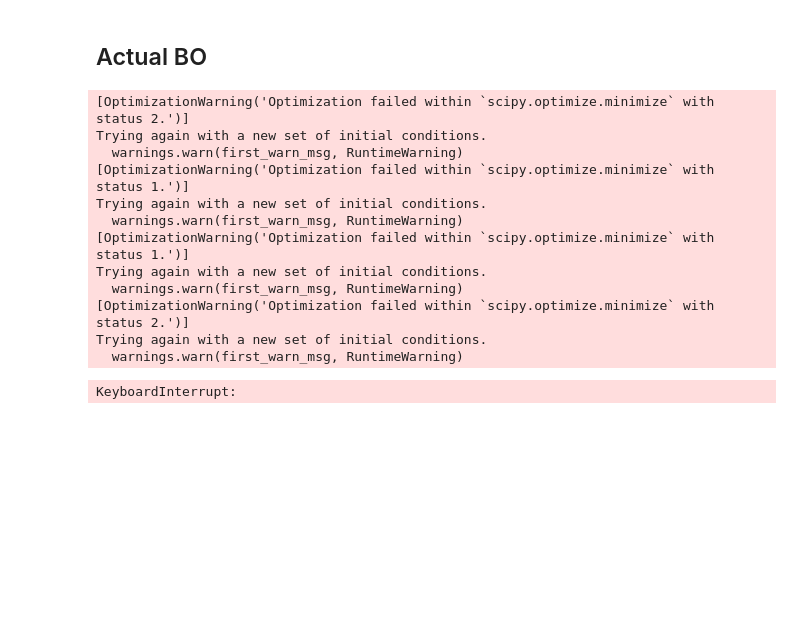
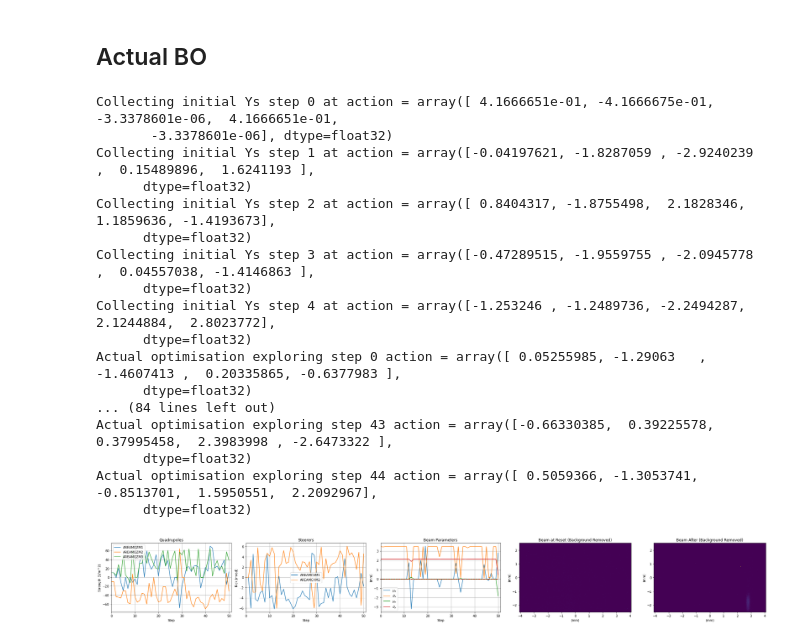
Before and after one commit to desy-ml/rl-vs-bo, a Jupyter notebook: test_bo.ipynb, the cells around one changed output. Drawn from its saved outputs; the diff is of its cells as text; code cells hidden in the pictures; blank space fills up the shorter version.

```diff
--- a/test_bo.ipynb
+++ b/test_bo.ipynb
@@ -122,6 +122,8 @@ def optimize(
         w_sigma_y_in_threshold=config["w_sigma_y_in_threshold"],
         w_time=config["w_time"],
     )
+    if max_steps is not None:
+        env = TimeLimit(env, max_steps)
     if callback is not None:
         env = OptimizeFunctionCallback(env, callback)
     env = RecordEpisode(env)
@@ -154,7 +156,7 @@ def optimize(
     )
     if init_x is not None:  # From fix starting points
         X = torch.tensor(init_x.reshape(-1, x_dim), dtype=torch.float32)
-    else:  # Random Initialization
+    else:  # Random Initialization-5.7934
         action_i = scale_action(env, observation, filter_action)
         X = torch.tensor([action_i], dtype=torch.float32)
         for i in range(init_samples - 1):
@@ -163,17 +165,21 @@ def optimize(
     Y = torch.empty((X.shape[0], 1))
     for i, action in enumerate(X):
         action = action.detach().numpy()
+        print(f"Collecting initial Ys step {i} at {action = }")
         observation, reward, done, info = env.step(action)
         objective = calculate_objective(env, observation, reward, obj=obj_function)
         Y[i] = torch.tensor(objective)
 
     # Actual BO Loop
+    jans_i = 0
     while not done:
         # action, _ = model.predict(observation, deterministic=True)
         action_t = get_next_samples(
             X, Y, Y.max(), bounds, n_points=1, acquisition=acquisition
         )
         action = action_t.detach().numpy().flatten()
+        print(f"Actual optimisation exploring step {jans_i} {action = }")
+        jans_i += 1
         observation, reward, done, info = env.step(action)
         objective = calculate_objective(env, observation, reward, obj=obj_function)
 
@@ -204,36 +210,41 @@ def optimize(
 # %%
 # hopefully this would run :)
 
 optimize(
-    target_mu_x=0.4249e-3,
+    target_mu_x=0.0,    # 0.4249e-3,
     target_sigma_x=0.0,
-    target_mu_y=1.1048e-3,
+    target_mu_y=0.0,    # 1.1048e-3,
     target_sigma_y=0.0,
     target_mu_x_threshold=3.16e-6,
     target_mu_y_threshold=3.16e-6,
     target_sigma_x_threshold=3.16e-6,
     target_sigma_y_threshold=3.16e-6,
-    max_steps=100,
+    max_steps=50,
     model_name="BO",
     logbook=True,
     callback=None,
     obj_function="logmae",
     acquisition="EI",
     init_x=None,
     init_samples=5,
     filter_action=None,
 )
 # %% [output]
-[OptimizationWarning('Optimization failed within `scipy.optimize.minimize` with status 2.')]
-Trying again with a new set of initial conditions.
-  warnings.warn(first_warn_msg, RuntimeWarning)
-[OptimizationWarning('Optimization failed within `scipy.optimize.minimize` with status 1.')]
-Trying again with a new set of initial conditions.
-  warnings.warn(first_warn_msg, RuntimeWarning)
-[OptimizationWarning('Optimization failed within `scipy.optimize.minimize` with status 1.')]
-Trying again with a new set of initial conditions.
-  warnings.warn(first_warn_msg, RuntimeWarning)
-[OptimizationWarning('Optimization failed within `scipy.optimize.minimize` with status 2.')]
-Trying again with a new set of initial conditions.
-  warnings.warn(first_warn_msg, RuntimeWarning)
+Collecting initial Ys step 0 at action = array([ 4.1666651e-01, -4.1666675e-01, -3.3378601e-06,  4.1666651e-01,
+       -3.3378601e-06], dtype=float32)
+Collecting initial Ys step 1 at action = array([-0.04197621, -1.8287059 , -2.9240239 ,  0.15489896,  1.6241193 ],
+      dtype=float32)
+Collecting initial Ys step 2 at action = array([ 0.8404317, -1.8755498,  2.1828346,  1.1859636, -1.4193673],
+      dtype=float32)
+Collecting initial Ys step 3 at action = array([-0.47289515, -1.9559755 , -2.0945778 ,  0.04557038, -1.4146863 ],
+      dtype=float32)
+Collecting initial Ys step 4 at action = array([-1.253246 , -1.2489736, -2.2494287,  2.1244884,  2.8023772],
+      dtype=float32)
+Actual optimisation exploring step 0 action = array([ 0.05255985, -1.29063   , -1.4607413 ,  0.20335865, -0.6377983 ],
+      dtype=float32)
+... (84 lines left out)
+Actual optimisation exploring step 43 action = array([-0.66330385,  0.39225578,  0.37995458,  2.3983998 , -2.6473322 ],
+      dtype=float32)
+Actual optimisation exploring step 44 action = array([ 0.5059366, -1.3053741, -0.8513701,  1.5950551,  2.2092967],
+      dtype=float32)
-KeyboardInterrupt:
+[figure, added]
```
Also changed, not shown: parts of 1 cell of this notebook.
